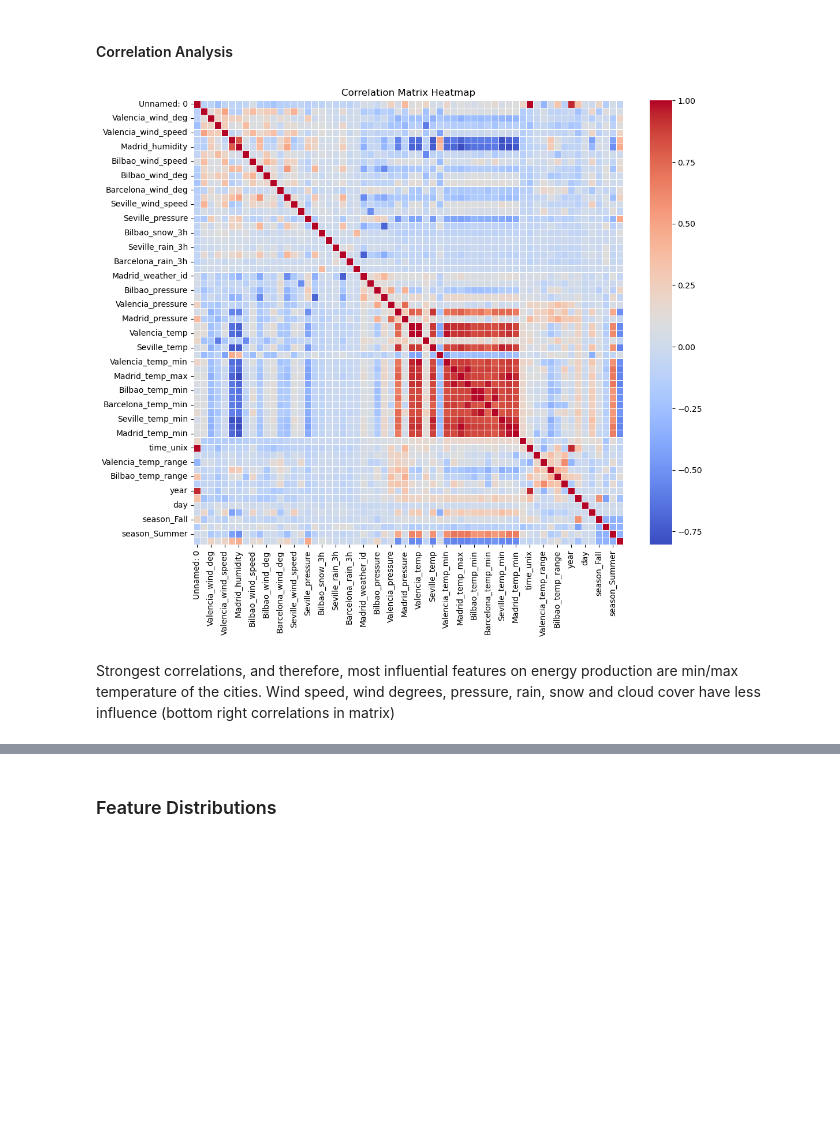
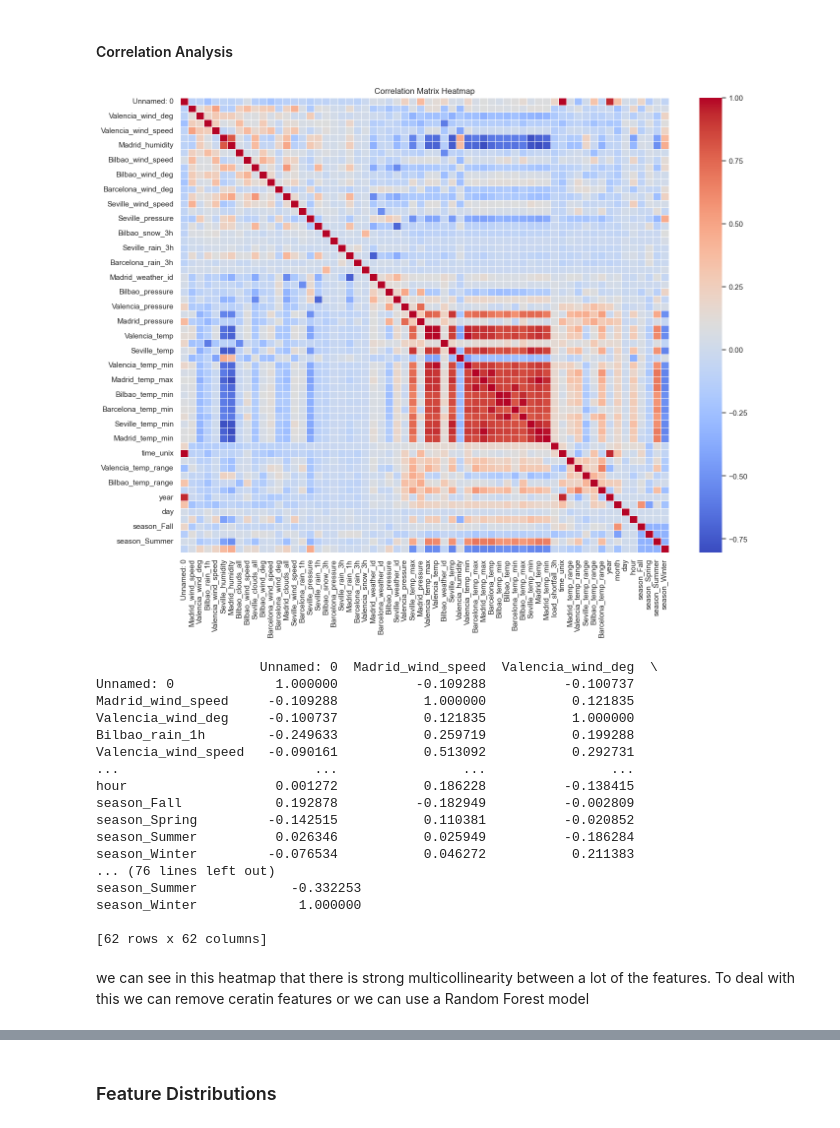
Before and after one commit to Reegs001220/Regression-sprint-2307FTDS-Team-DN1, a Jupyter notebook: Advanced-Regression-Starter-Data/starter-notebook.ipynb, the cells around one changed output, grey strips where cells are left out. Drawn from its saved outputs; the diff is of its cells as text; code cells hidden in the pictures; blank space fills up the shorter version.

```diff
--- a/Advanced-Regression-Starter-Data/starter-notebook.ipynb
+++ b/Advanced-Regression-Starter-Data/starter-notebook.ipynb
@@ -376,28 +356,0 @@ Index(['Unnamed: 0', 'time', 'Madrid_wind_speed', 'Valencia_wind_deg',
-# %%
-# normalise values - see the standard deviations worked out earlier - we want to make these values "easier" for the ML algorithm to use
-
-from sklearn.preprocessing import MinMaxScaler
-
-# Specify the columns to normalize
-columns_to_normalize = ['Madrid_wind_speed', 'Valencia_wind_deg', 'Bilbao_rain_1h',
-   'Valencia_wind_speed', 'Seville_humidity', 'Madrid_humidity',
-   'Bilbao_clouds_all', 'Bilbao_wind_speed', 'Seville_clouds_all',
-   'Bilbao_wind_deg', 'Barcelona_wind_speed', 'Barcelona_wind_deg',
-   'Madrid_clouds_all', 'Seville_wind_speed', 'Barcelona_rain_1h',
-   'Seville_pressure', 'Seville_rain_1h', 'Bilbao_snow_3h',
-   'Barcelona_pressure', 'Seville_rain_3h', 'Madrid_rain_1h',
-   'Barcelona_rain_3h', 'Valencia_snow_3h', 'Madrid_weather_id',
-   'Barcelona_weather_id', 'Bilbao_pressure', 'Seville_weather_id',
-   'Valencia_pressure', 'Seville_temp_max', 'Madrid_pressure',
-   'Valencia_temp_max', 'Valencia_temp', 'Bilbao_weather_id',
-   'Seville_temp', 'Valencia_humidity', 'Valencia_temp_min',
-   'Barcelona_temp_max', 'Madrid_temp_max', 'Barcelona_temp',
-   'Bilbao_temp_min', 'Bilbao_temp', 'Barcelona_temp_min',
-   'Bilbao_temp_max', 'Seville_temp_min', 'Madrid_temp', 'Madrid_temp_min']
-
-# Create a MinMaxScaler instance
-scaler = MinMaxScaler()
-
-# Fit and transform the selected columns (features) using Min-Max scaling
-df[columns_to_normalize] = scaler.fit_transform(df[columns_to_normalize])
-# Your selected columns are now standardized
@@ -552,14 +497,33 @@ Index(['Unnamed: 0', 'time', 'Madrid_wind_speed', 'Valencia_wind_deg',
 # %%
 correlation_matrix = df.corr()
 
-plt.figure(figsize=(12, 10))
+plt.figure(figsize=(16, 12))
 sns.heatmap(correlation_matrix, annot=False, cmap='coolwarm', linewidths=0.5)
 plt.title("Correlation Matrix Heatmap")
 plt.show()
+
+print(correlation_matrix)
 # %% [output]
-[figure, old version]
+[figure, new version]
+                     Unnamed: 0  Madrid_wind_speed  Valencia_wind_deg  \
+Unnamed: 0             1.000000          -0.109288          -0.100737
+Madrid_wind_speed     -0.109288           1.000000           0.121835
+Valencia_wind_deg     -0.100737           0.121835           1.000000
+Bilbao_rain_1h        -0.249633           0.259719           0.199288
+Valencia_wind_speed   -0.090161           0.513092           0.292731
+...                         ...                ...                ...
+hour                   0.001272           0.186228          -0.138415
+season_Fall            0.192878          -0.182949          -0.002809
+season_Spring         -0.142515           0.110381          -0.020852
+season_Summer          0.026346           0.025949          -0.186284
+season_Winter         -0.076534           0.046272           0.211383
+... (76 lines left out)
+season_Summer            -0.332253
+season_Winter             1.000000
+
+[62 rows x 62 columns]
-# %% [markdown]
-Strongest correlations, and therefore, most influential features on energy production are min/max temperature of the cities. Wind speed, wind degrees, pressure, rain, snow and cloud cover have less influence (bottom right correlations in matrix)
+# %% [markdown]
+we can see in this heatmap that there is strong multicollinearity between a lot of the features. To deal with this we can remove ceratin features or we can use a Random Forest model
 # %%
 # Calculate the correlation matrix
 correlation_matrix = df.corr()
```
Also changed, not shown: parts of 59 cells of this notebook, 12 other files.
